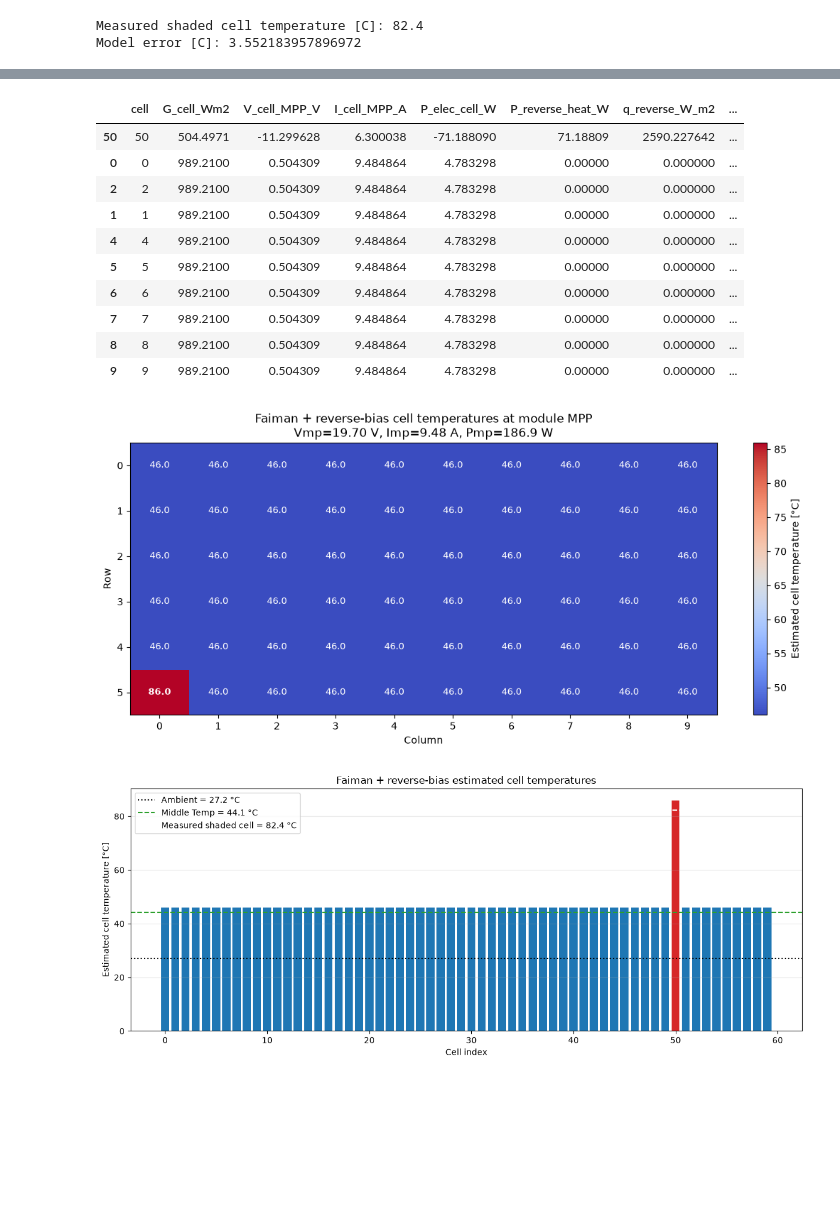
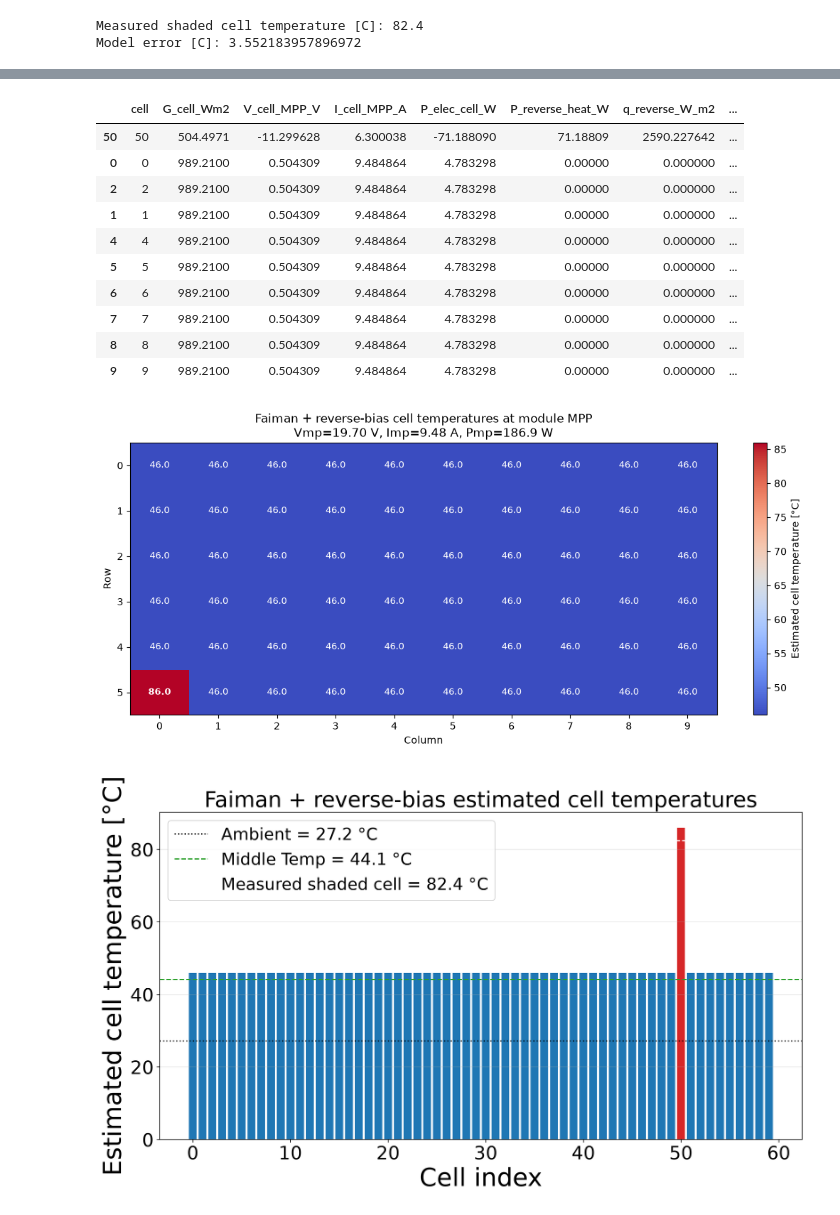
Before and after one commit to sandialabs/pvcracks, a Jupyter notebook: docs/Examples/example_pvspice_thermal.ipynb, the cells around one changed output, grey strips where cells are left out. Cells and saved outputs as stored; diff of their text form; code cells hidden in the pictures; blank space fills up the shorter version.

Commit message:
Improve thermal example plot readability

```diff
--- a/docs/Examples/example_pvspice_thermal.ipynb
+++ b/docs/Examples/example_pvspice_thermal.ipynb
@@ -1097,7 +1099,7 @@ colors = np.array(
 colors[shaded_cell_index] = "tab:red"
 
 fig, ax = plt.subplots(
-    figsize=(12, 5)
+    figsize=(12, 7)
 )
 
 ax.bar(
@@ -1144,14 +1146,17 @@ if np.isfinite(T_measured_shaded):
         )
     )
 
-ax.set_xlabel("Cell index")
+ax.set_xlabel("Cell index", fontsize=30)
 
 ax.set_ylabel(
-    "Estimated cell temperature [°C]"
+    "Estimated cell temperature [°C]",
+    fontsize=30,
 )
+ax.tick_params(axis="both", labelsize=22)
 
 ax.set_title(
-    "Faiman + reverse-bias estimated cell temperatures"
+    "Faiman + reverse-bias estimated cell temperatures",
+    fontsize=26,
 )
 
 ax.grid(
@@ -1160,38 +1165,38 @@ ax.grid(
     alpha=0.3
 )
 
-ax.legend()
+ax.legend(fontsize=20, loc="upper left")
 
 plt.tight_layout()
 plt.show()
 # %% [output]
 =================================================================
 SHADED CELL RESULTS AT MODULE MPP
 =================================================================
 Shaded cell index:                    50
 Shaded irradiance:                    504.497 W/m²
 Shaded cell voltage:                  -11.2996 V
 Shaded cell current:                  6.3000 A
 Shaded cell electrical power:         -71.1881 W
 Reverse-bias electrical heating:      71.1881 W
 Reverse-bias heat flux:               2590.228 W/m²
 
 Ambient temperature:                  27.17 °C
 ... (11 lines left out)
 
 =================================================================
 HOTTEST CELLS
 =================================================================
 |  | cell | G_cell_Wm2 | V_cell_MPP_V | I_cell_MPP_A | P_elec_cell_W | P_reverse_heat_W | q_reverse_W_m2 | ... |
 | 50 | 50 | 504.4971 | -11.299628 | 6.300038 | -71.188090 | 71.18809 | 2590.227642 | ... |
 | 0 | 0 | 989.2100 | 0.504309 | 9.484864 | 4.783298 | 0.00000 | 0.000000 | ... |
 | 2 | 2 | 989.2100 | 0.504309 | 9.484864 | 4.783298 | 0.00000 | 0.000000 | ... |
 | 1 | 1 | 989.2100 | 0.504309 | 9.484864 | 4.783298 | 0.00000 | 0.000000 | ... |
 | 4 | 4 | 989.2100 | 0.504309 | 9.484864 | 4.783298 | 0.00000 | 0.000000 | ... |
 | 5 | 5 | 989.2100 | 0.504309 | 9.484864 | 4.783298 | 0.00000 | 0.000000 | ... |
 | 6 | 6 | 989.2100 | 0.504309 | 9.484864 | 4.783298 | 0.00000 | 0.000000 | ... |
 | 7 | 7 | 989.2100 | 0.504309 | 9.484864 | 4.783298 | 0.00000 | 0.000000 | ... |
 | 8 | 8 | 989.2100 | 0.504309 | 9.484864 | 4.783298 | 0.00000 | 0.000000 | ... |
 | 9 | 9 | 989.2100 | 0.504309 | 9.484864 | 4.783298 | 0.00000 | 0.000000 | ... |
 [figure]
-[figure, old version]
+[figure, new version]
```
Also changed, not shown: parts of 1 cell of this notebook.
